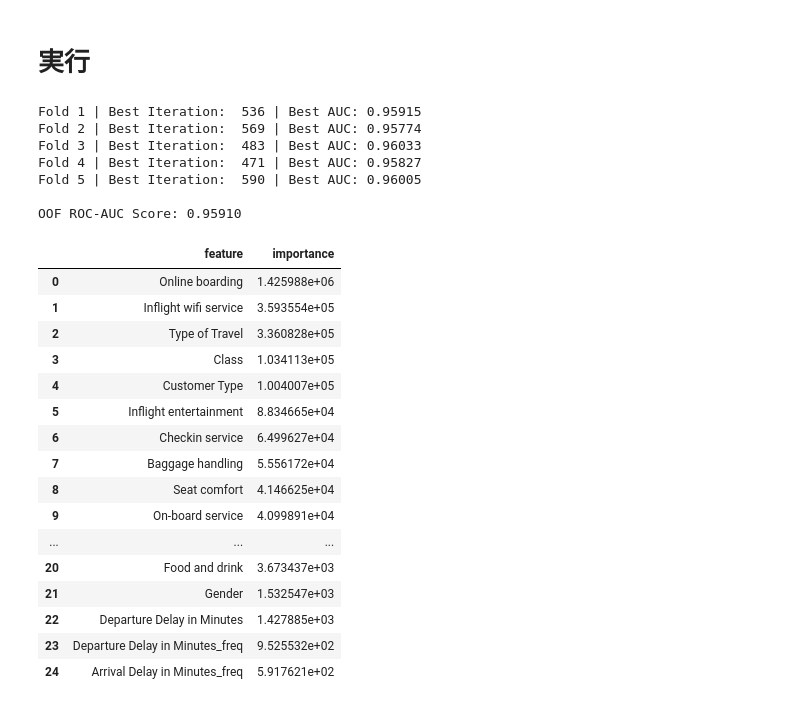
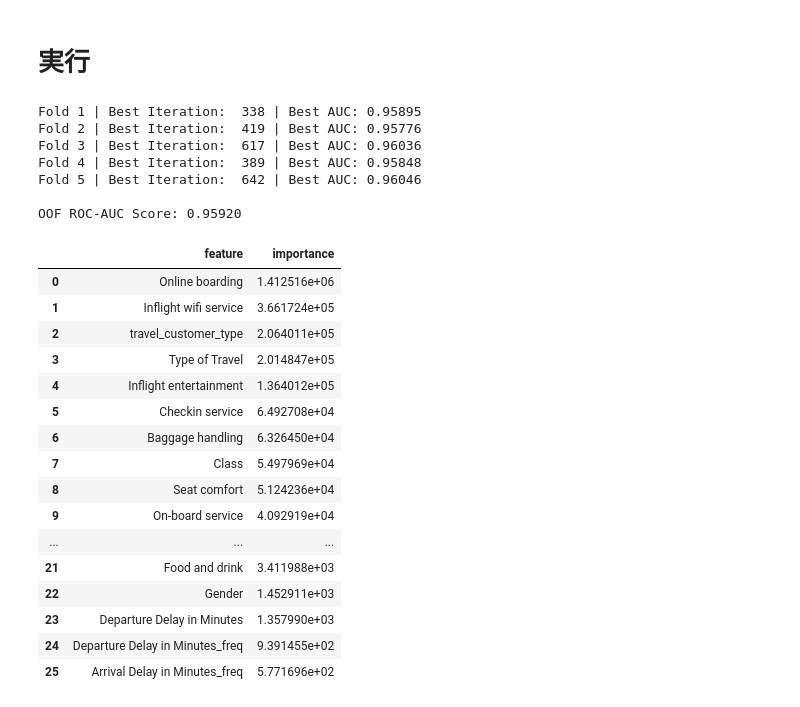
Before and after one commit to shoko-h-s/my_kaggle_solutions, a Jupyter notebook: eda-airline-satisfaction-japanese.ipynb, the cells around one changed output. Saved outputs shown, nothing was run; the diff lists cells and outputs as text; code cells hidden in the pictures.

```diff
--- a/eda-airline-satisfaction-japanese.ipynb
+++ b/eda-airline-satisfaction-japanese.ipynb
@@ -254,0 +245,3 @@ Name: Age_freq, dtype: int64
+# %%
+train['travel_customer_type'] = train['Type of Travel'] + "_" + train['Customer Type']
+test['travel_customer_type'] = test['Type of Travel'] + "_" + test['Customer Type']
@@ -254,0 +254,25 @@ Name: Age_freq, dtype: int64
+# %%
+# サービス系指標のリスト
+service_cols = [
+    'Inflight wifi service',
+    'Departure/Arrival time convenient',
+    'Ease of Online booking',
+    'Gate location',
+    'Food and drink',
+    'Online boarding',
+    'Seat comfort',
+    'Inflight entertainment',
+    'On-board service',
+    'Leg room service',
+    'Baggage handling',
+    'Checkin service',
+    'Cleanliness'
+]
+
+# 1. サービス全体の平均点
+train['service_mean'] = train[service_cols].mean(axis=1)
+test['service_mean'] = test[service_cols].mean(axis=1)
+
+# 2. WiFi と他の主要サービスのギャップ（例: エンタメ - WiFi）
+# train['wifi_entertainment_diff'] = train['Inflight entertainment'] - train['Inflight wifi service']
+# test['wifi_entertainment_diff'] = test['Inflight entertainment'] - test['Inflight wifi service']
@@ -279,52 +323,54 @@ feature_cols = [
     'Customer Type',
     'Type of Travel',
     'Class',
     'Age_freq',
     'Flight Distance_freq',
     'Departure Delay in Minutes_freq',
     'Arrival Delay in Minutes_freq',
+    # 'service_mean',
+    'travel_customer_type',
 ]
 
 
 # 関数の実行
 oof, preds, models = train_lgb(train, test, feature_cols)
 
 
 # 特徴量重要度の可視化（表形式で出力）
 feature_importances = np.mean(
     [model.feature_importance(importance_type="gain") for model in models],
     axis=0,
 )
 
 importance_df = (
     pd.DataFrame({"feature": feature_cols, "importance": feature_importances})
     .sort_values("importance", ascending=False)
     .reset_index(drop=True)
 )
 
 display(importance_df.head(30))
 # %% [output]
-Fold 1 | Best Iteration:  536 | Best AUC: 0.95915
-Fold 2 | Best Iteration:  569 | Best AUC: 0.95774
-Fold 3 | Best Iteration:  483 | Best AUC: 0.96033
-Fold 4 | Best Iteration:  471 | Best AUC: 0.95827
-Fold 5 | Best Iteration:  590 | Best AUC: 0.96005
+Fold 1 | Best Iteration:  338 | Best AUC: 0.95895
+Fold 2 | Best Iteration:  419 | Best AUC: 0.95776
+Fold 3 | Best Iteration:  617 | Best AUC: 0.96036
+Fold 4 | Best Iteration:  389 | Best AUC: 0.95848
+Fold 5 | Best Iteration:  642 | Best AUC: 0.96046
 
-OOF ROC-AUC Score: 0.95910
+OOF ROC-AUC Score: 0.95920
 |  | feature | importance |
-| 0 | Online boarding | 1.425988e+06 |
-| 1 | Inflight wifi service | 3.593554e+05 |
-| 2 | Type of Travel | 3.360828e+05 |
-| 3 | Class | 1.034113e+05 |
-| 4 | Customer Type | 1.004007e+05 |
-| 5 | Inflight entertainment | 8.834665e+04 |
-| 6 | Checkin service | 6.499627e+04 |
-| 7 | Baggage handling | 5.556172e+04 |
-| 8 | Seat comfort | 4.146625e+04 |
-| 9 | On-board service | 4.099891e+04 |
+| 0 | Online boarding | 1.412516e+06 |
+| 1 | Inflight wifi service | 3.661724e+05 |
+| 2 | travel_customer_type | 2.064011e+05 |
+| 3 | Type of Travel | 2.014847e+05 |
+| 4 | Inflight entertainment | 1.364012e+05 |
+| 5 | Checkin service | 6.492708e+04 |
+| 6 | Baggage handling | 6.326450e+04 |
+| 7 | Class | 5.497969e+04 |
+| 8 | Seat comfort | 5.124236e+04 |
+| 9 | On-board service | 4.092919e+04 |
 | ... | ... | ... |
-| 20 | Food and drink | 3.673437e+03 |
-| 21 | Gender | 1.532547e+03 |
-| 22 | Departure Delay in Minutes | 1.427885e+03 |
-| 23 | Departure Delay in Minutes_freq | 9.525532e+02 |
-| 24 | Arrival Delay in Minutes_freq | 5.917621e+02 |
+| 21 | Food and drink | 3.411988e+03 |
+| 22 | Gender | 1.452911e+03 |
+| 23 | Departure Delay in Minutes | 1.357990e+03 |
+| 24 | Departure Delay in Minutes_freq | 9.391455e+02 |
+| 25 | Arrival Delay in Minutes_freq | 5.771696e+02 |
```
Also changed, not shown: parts of 14 cells of this notebook.
